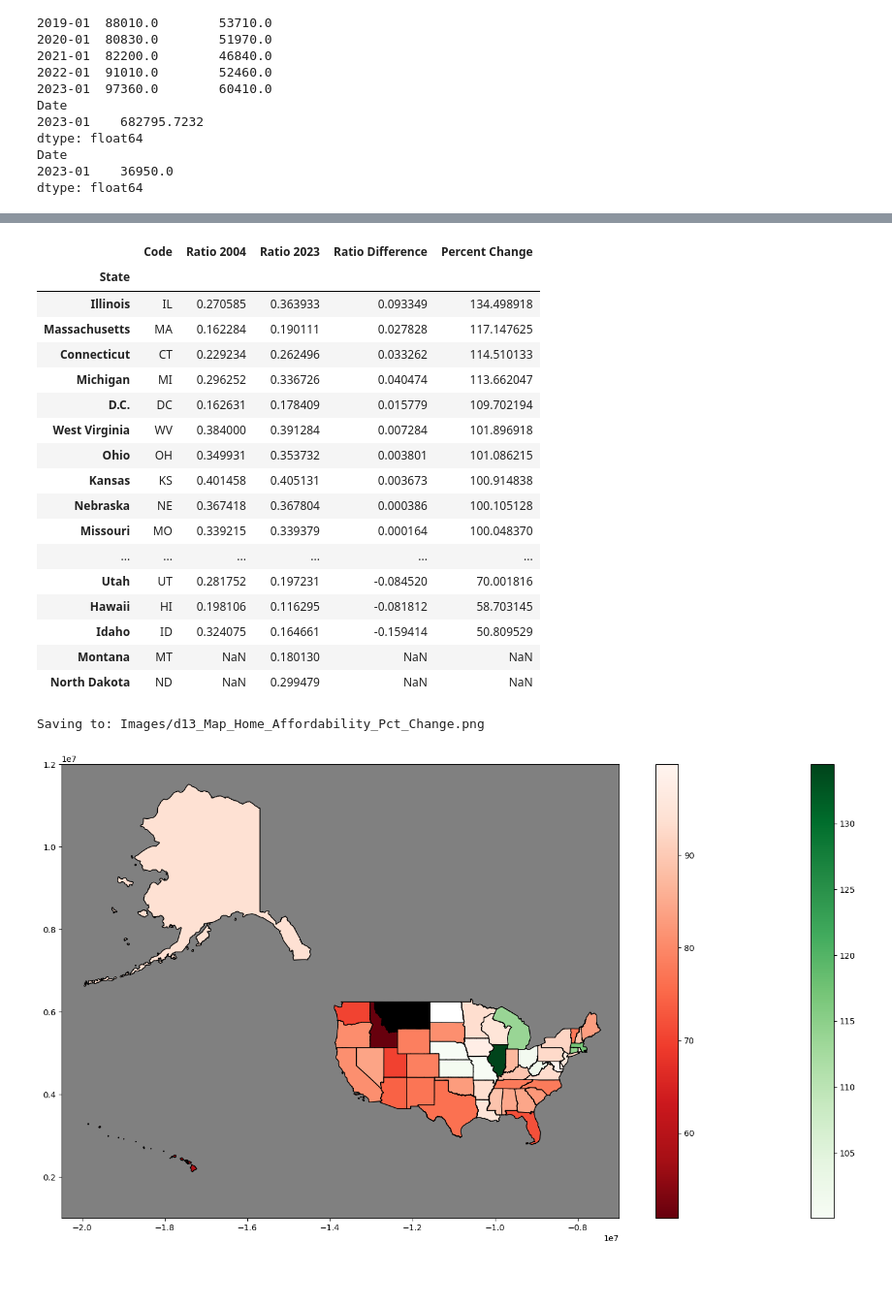
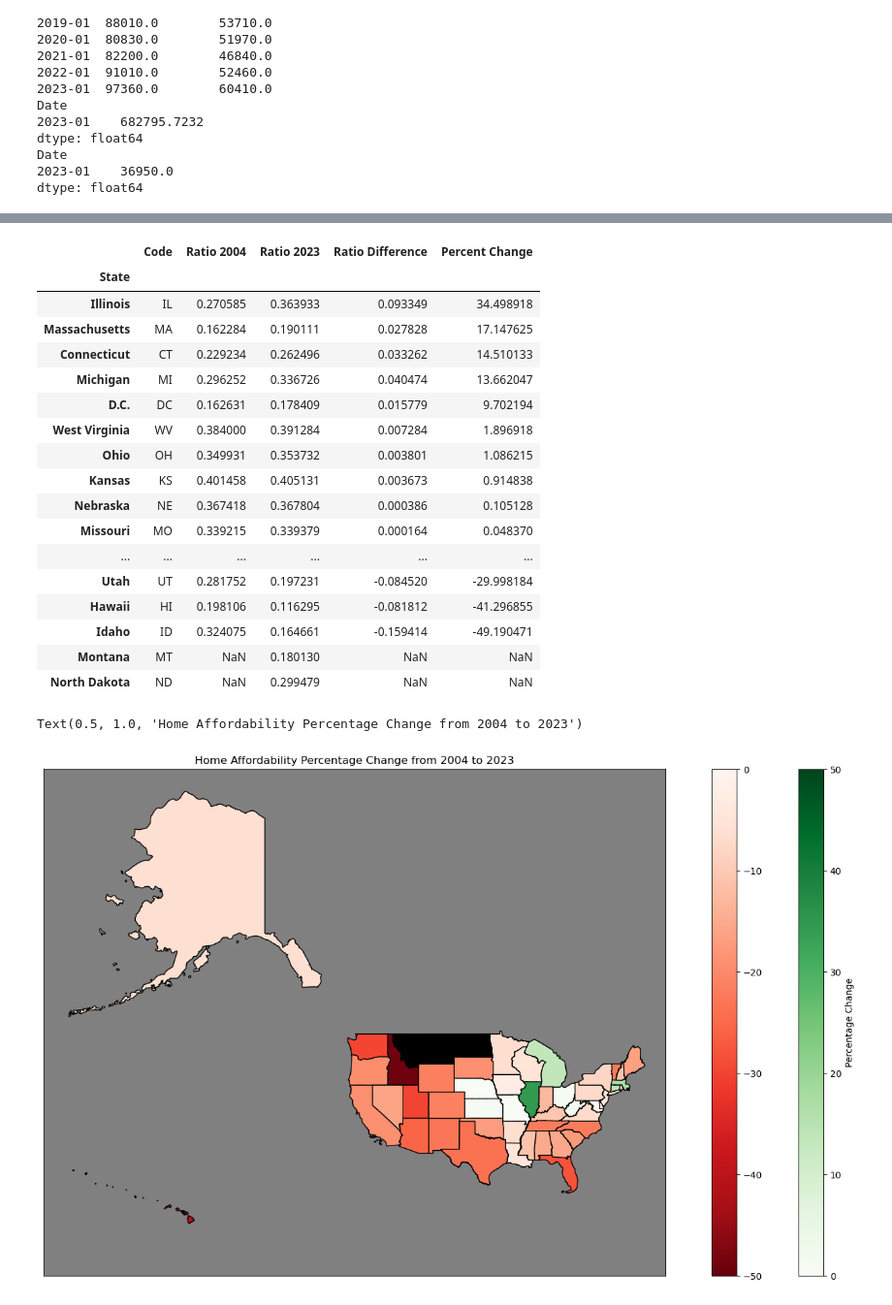
Before and after one commit to d-burke-data/Project_01, a Jupyter notebook: Work_David/Home_Value_vs_Median_Income.ipynb, the cells around one changed output, grey strips where cells are left out. Shown: that part at 97% size. Saved outputs shown, nothing was run; the diff lists cells and outputs as text; code cells hidden in the pictures; blank space fills up the shorter version.

```diff
--- a/Work_David/Home_Value_vs_Median_Income.ipynb
+++ b/Work_David/Home_Value_vs_Median_Income.ipynb
@@ -651,6 +624,8 @@ Saving to: Images/d11_Map_Home_Affordability_2023.png
 #map_hawaii.set_facecolor('gray')
 #figure_count = save_figure(figure_count, "Images", "Map_Hawaii_Home_Affordability.png")
 # %%
+# Map of difference in home affordability from 2004 to 2023
+
 # Calculate ratio difference
 ratio_difference = pd.DataFrame({"Code": home_value_income_ratio_2004['Code'],
                                  "Ratio 2004": home_value_income_ratio_2004['Ratio'],
@@ -659,16 +634,16 @@ ratio_difference = pd.DataFrame({"Code": home_value_income_ratio_2004['Code'],
 ratio_difference
 
 # Merge home value and income data with shape data
-state_shape_diff = state_shape.merge(ratio_difference, on="Code")
+#state_shape_diff = state_shape.merge(ratio_difference, on="Code")
 
 #contiguous_shape_diff = state_shape_diff[np.logical_not(state_shape_diff["Code"].isin(["AK", "HI"]))]
-fig, ax = plt.subplots(figsize=(20, 10))
-ax.set_ylim(1000000, 12000000)
-ax.set_xlim(-20500000, -7000000)
-fig1 = state_shape_diff[state_shape_diff['Ratio Difference'] >= 0].plot(ax=ax, cmap='Greens', column='Ratio Difference', edgecolor='black', legend=False)
-fig2 = state_shape_diff[state_shape_diff['Ratio Difference'] < 0].plot(ax=ax, cmap='Reds', column='Ratio Difference', edgecolor='black', legend=False)
-fig3 = state_shape_diff[state_shape_diff['Ratio Difference'].isna()].plot(ax=ax, cmap='Grays', edgecolor='black', legend=False)
-fig1.set_facecolor('gray')
+#fig, ax = plt.subplots(figsize=(20, 10))
+#ax.set_ylim(1000000, 12000000)
+#ax.set_xlim(-20500000, -7000000)
+#fig1 = state_shape_diff[state_shape_diff['Ratio Difference'] >= 0].plot(ax=ax, cmap='Greens', column='Ratio Difference', edgecolor='black', legend=False)
+#fig2 = state_shape_diff[state_shape_diff['Ratio Difference'] < 0].plot(ax=ax, cmap='Reds', column='Ratio Difference', edgecolor='black', legend=False)
+#fig3 = state_shape_diff[state_shape_diff['Ratio Difference'].isna()].plot(ax=ax, cmap='Grays', edgecolor='black', legend=False)
+#fig1.set_facecolor('gray')
 
-figure_count = save_figure(figure_count, "Images", "Map_Home_Affordability_Delta.png")
+#figure_count = save_figure(figure_count, "Images", "Map_Home_Affordability_Delta.png")
 # %% [output]
@@ -677,39 +668,53 @@ Saving to: Images/d12_Map_Home_Affordability_Delta.png
 # %%
 # Calculate the percent change in affordability
-ratio_difference['Percent Change'] = (ratio_difference['Ratio 2023'] / ratio_difference['Ratio 2004']) * 100
+ratio_difference['Percent Change'] = ((ratio_difference['Ratio 2023'] / ratio_difference['Ratio 2004']) * 100) - 100
 ratio_difference.sort_values('Percent Change', ascending=False)
 # %% [output]
 |  | Code | Ratio 2004 | Ratio 2023 | Ratio Difference | Percent Change |
 | State |  |  |  |  |  |
-| Illinois | IL | 0.270585 | 0.363933 | 0.093349 | 134.498918 |
-| Massachusetts | MA | 0.162284 | 0.190111 | 0.027828 | 117.147625 |
-| Connecticut | CT | 0.229234 | 0.262496 | 0.033262 | 114.510133 |
-| Michigan | MI | 0.296252 | 0.336726 | 0.040474 | 113.662047 |
-| D.C. | DC | 0.162631 | 0.178409 | 0.015779 | 109.702194 |
-| West Virginia | WV | 0.384000 | 0.391284 | 0.007284 | 101.896918 |
-| Ohio | OH | 0.349931 | 0.353732 | 0.003801 | 101.086215 |
-| Kansas | KS | 0.401458 | 0.405131 | 0.003673 | 100.914838 |
-| Nebraska | NE | 0.367418 | 0.367804 | 0.000386 | 100.105128 |
-| Missouri | MO | 0.339215 | 0.339379 | 0.000164 | 100.048370 |
+| Illinois | IL | 0.270585 | 0.363933 | 0.093349 | 34.498918 |
+| Massachusetts | MA | 0.162284 | 0.190111 | 0.027828 | 17.147625 |
+| Connecticut | CT | 0.229234 | 0.262496 | 0.033262 | 14.510133 |
+| Michigan | MI | 0.296252 | 0.336726 | 0.040474 | 13.662047 |
+| D.C. | DC | 0.162631 | 0.178409 | 0.015779 | 9.702194 |
+| West Virginia | WV | 0.384000 | 0.391284 | 0.007284 | 1.896918 |
+| Ohio | OH | 0.349931 | 0.353732 | 0.003801 | 1.086215 |
+| Kansas | KS | 0.401458 | 0.405131 | 0.003673 | 0.914838 |
+| Nebraska | NE | 0.367418 | 0.367804 | 0.000386 | 0.105128 |
+| Missouri | MO | 0.339215 | 0.339379 | 0.000164 | 0.048370 |
 | ... | ... | ... | ... | ... | ... |
-| Utah | UT | 0.281752 | 0.197231 | -0.084520 | 70.001816 |
-| Hawaii | HI | 0.198106 | 0.116295 | -0.081812 | 58.703145 |
-| Idaho | ID | 0.324075 | 0.164661 | -0.159414 | 50.809529 |
+| Utah | UT | 0.281752 | 0.197231 | -0.084520 | -29.998184 |
+| Hawaii | HI | 0.198106 | 0.116295 | -0.081812 | -41.296855 |
+| Idaho | ID | 0.324075 | 0.164661 | -0.159414 | -49.190471 |
 | Montana | MT | NaN | 0.180130 | NaN | NaN |
 | North Dakota | ND | NaN | 0.299479 | NaN | NaN |
 # %%
+# Map of percent change in home affordability from 2004 to 2023
+# These are layered maps to get multiple colors (red < 100, green >= 100, grayscale for na)
+
 # Merge home value and income data with shape data
 state_shape_pct = state_shape.merge(ratio_difference, on="Code")
 
 fig, ax = plt.subplots(figsize=(20, 10))
+
+# Focus map space
 ax.set_ylim(1000000, 12000000)
 ax.set_xlim(-20500000, -7000000)
-fig1 = state_shape_pct[state_shape_pct['Percent Change'] >= 100].plot(ax=ax, cmap='Greens', column='Percent Change', edgecolor='black', legend=True)
-fig2 = state_shape_pct[state_shape_pct['Percent Change'] < 100].plot(ax=ax, cmap='Reds_r', column='Percent Change', edgecolor='black', legend=True)
-fig3 = state_shape_pct[state_shape_pct['Percent Change'].isna()].plot(ax=ax, cmap='Grays', edgecolor='black', legend=False)
+
+# Remove arbitrary map location axis ticks unnecessary for this plot
+ax.set_xticks([])
+ax.set_yticks([])
+
+fig1 = state_shape_pct[state_shape_pct['Percent Change'] >= 0].plot(ax=ax, cmap='Greens', column='Percent Change', edgecolor='black', vmin=0, vmax=50,
+                                                                    legend=True, legend_kwds={'label': 'Percentage Change', 'pad': -0.05})
+
+fig2 = state_shape_pct[state_shape_pct['Percent Change'] < 0].plot(ax=ax, cmap='Reds_r', column='Percent Change', edgecolor='black', vmin=-50, vmax=0,
+                                                                   legend=True)
+fig3 = state_shape_pct[state_shape_pct['Percent Change'].isna()].plot(ax=ax, color='Black', edgecolor='black')
 fig1.set_facecolor('gray')
+plt.title('Home Affordability Percentage Change from 2004 to 2023')
 
 figure_count = save_figure(figure_count, "Images", "Map_Home_Affordability_Pct_Change.png")
 # %% [output]
-Saving to: Images/d13_Map_Home_Affordability_Pct_Change.png
+Text(0.5, 1.0, 'Home Affordability Percentage Change from 2004 to 2023')
-[figure, old version]
+[figure, new version]
```
Also changed, not shown: parts of 24 cells of this notebook, 19 other files.
